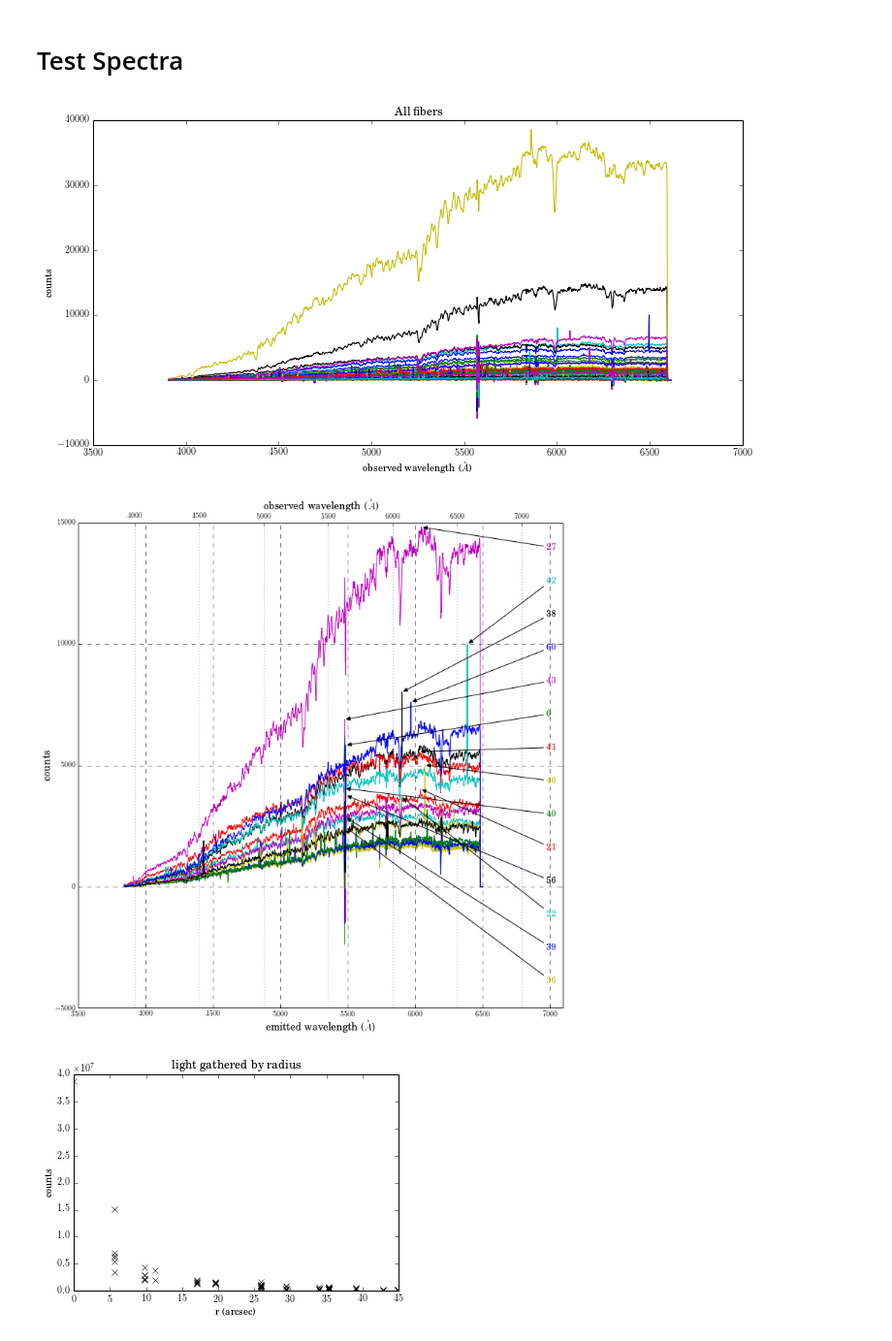
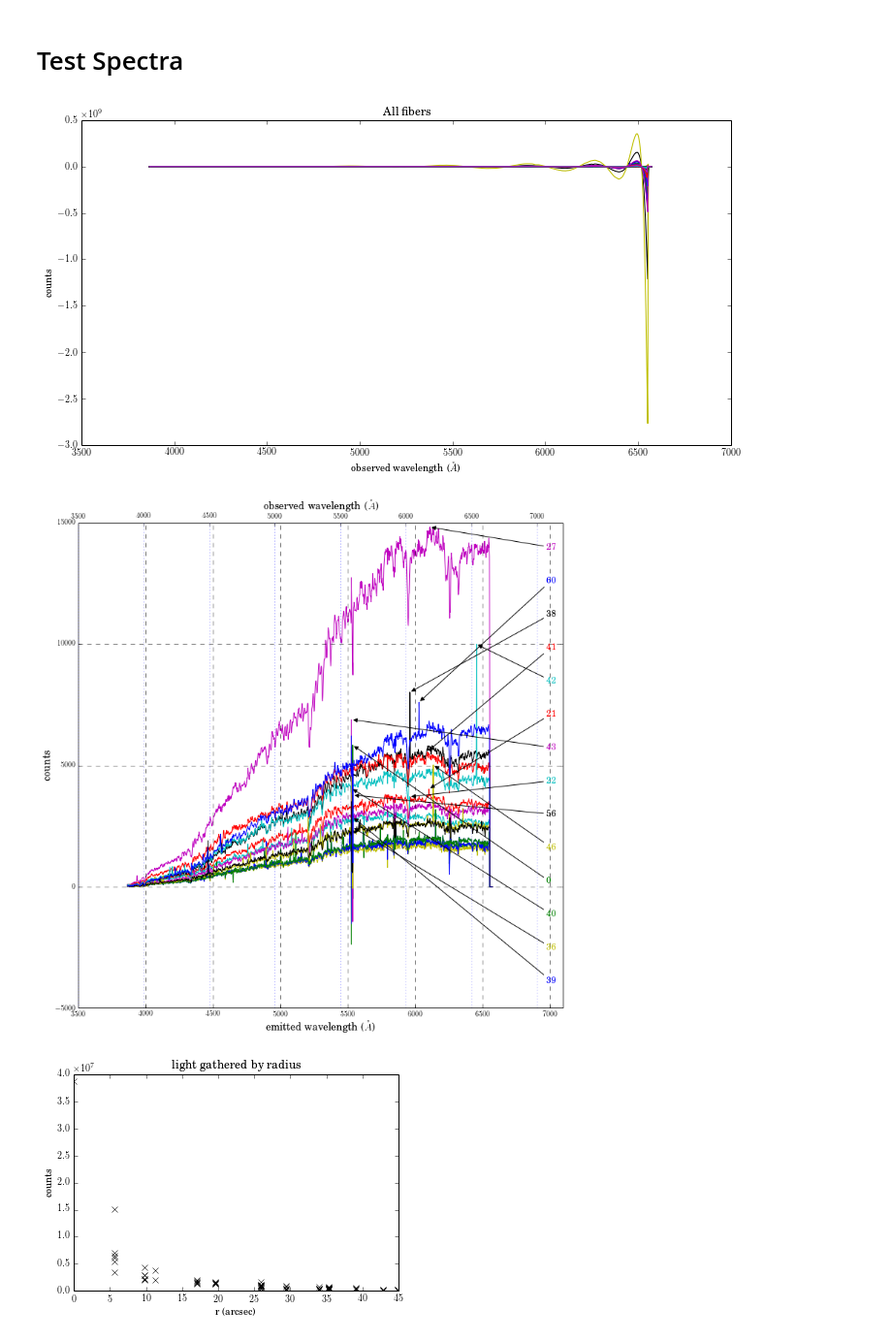
Before and after one commit to zpace/SparsePak-SFH, a Jupyter notebook: spectra_NGC2558.ipynb, the cells around one changed output. Shown at 97% size. Saved outputs shown, nothing was run; the diff lists cells and outputs as text; code cells hidden in the pictures.

Commit message:
NGC2558 correction completed

```diff
--- a/spectra_NGC2558.ipynb
+++ b/spectra_NGC2558.ipynb
@@ -543,21 +495,3 @@ plt.title('SED for ' + objname, size = 18)
 So we can see that the polynomial-interpolated correction between the SparsePak and SDSS spectra is not altogether horrible, especially up to 40th order or so.
 
 Now try it with an arbitrary fiber...
-# %%
-i = 50
-
-fig = plt.figure(figsize=(12,6), dpi=200)
-
-sparsepak_spectrum = 1e17 * h*c/( (wavelength) * dl * t * a ) * (ifu * np.delete(row_mult, skyfibers, axis = 0))[i]
-sparsepak_wavelength = np.linspace(CRVAL1, CRVAL1 + CDELT1 * NAXIS1, NAXIS1, endpoint = True )/(1+z_sdss)
-
-plt.plot(sparsepak_wavelength, sparsepak_spectrum, color = 'k', label = 'Interp-corrected', linewidth = 0.5)
-plt.plot(sparsepak_wavelength, sparsepak_spectrum * np.polyval(corr_poly, sparsepak_wavelength), color = 'r', label = 'SDSS-corrected', linewidth = 0.5)
-
-plt.legend(loc = 'best', title = 'Fiber ' + str(i), fontsize = 14)
-plt.ylabel('$F_{\lambda}$ [$10^{-17} erg/s/\AA/cm^2$]', size = 16)
-plt.xlabel('$\lambda_{rest}$ [$\AA$]', size = 16)
-plt.xlim([3800., 6600.])
-plt.ylim([0., np.percentile(sparsepak_spectrum, 99.5)])
-plt.title('SED for ' + objname, size = 18)
-plt.show()
@@ -565,0 +498,24 @@ plt.show()
+# %%
+#and at last, correct the whole bloody thing and write it to a fits file
+
+fiberflat_correction = np.delete(row_mult, skyfibers, axis = 0)
+sdss_correction = np.tile(np.polyval(corr_poly, sparsepak_wavelength), (len(ifu), 1))
+full_correction = fiberflat_correction * sdss_correction
+
+corrected_ifu = ifu * full_correction
+
+CRVAL1 = np.min(sparsepak_wavelength)
+CDELT1 = 1.4
+NAXIS1 = len(ifu[0])
+
+hdu_flux_cal = fits.PrimaryHDU(corrected_ifu)
+hdulist = fits.HDUList([hdu_flux_cal])
+
+hdulist[0].header['NAXIS1'] = NAXIS1
+hdulist[0].header['CRVAL1'] = CRVAL1
+hdulist[0].header['CDELT1'] = CDELT1
+
+for key in hdulist[0].header.keys():
+    print key, hdulist[0].header[key]
+
+hdulist.writeto(objname + '_fluxcal.fits', clobber = True)
@@ -568,19 +535,19 @@ plt.show()
 # %%
 fig = plt.figure(figsize=(12,6), dpi=200)
 
-im=fits.open(objname + '.msobj.fits')
+im=fits.open(objname + '_fluxcal.fits')
 wavelength = np.linspace(CRVAL1, CRVAL1 + CDELT1 * NAXIS1, NAXIS1, endpoint = True )
 
 ifu=im[0].data
 for i in range(0, len(ifu)):
     plt.plot(wavelength, ifu[i])
 
 plt.xlabel('observed wavelength ($\AA$)')
 plt.ylabel('counts')
 plt.title('All fibers')
 plt.show()
 # %% [output]
-[figure, old version]
+[figure, new version]
 # %%
 fig = plt.figure(figsize=(12,12), dpi=200)
 ax = fig.add_subplot(111)
@@ -588,7 +555,7 @@ ax = fig.add_subplot(111)
 im=fits.open(objname + '.msobj.fits')
 wavelength = np.linspace(CRVAL1, CRVAL1 + CDELT1 * NAXIS1, NAXIS1, endpoint = True )
 
-z_sdss = .017
+z_sdss = .0
 l_corr = 1 + z_sdss
 
 fiberlist = [47, 42, 22, 41, 27, 60, 38, 56, 39, 36, 0, 21, 43, 46, 40, 56, 37, 18, 19, 24, 20, 29, 72, 64, 58, 74, 57, 50]
@@ -628,7 +595,7 @@ ax2.grid(color = 'b', linestyle = ':')
 
 plt.subplots_adjust(hspace=0.1)
 # %% [output]
-[figure, old version]
+[figure, new version]
 # %%
 #try radial binning
 #first plot total flux against by radius
```
Also changed, not shown: parts of 6 cells of this notebook, 1 other file.
